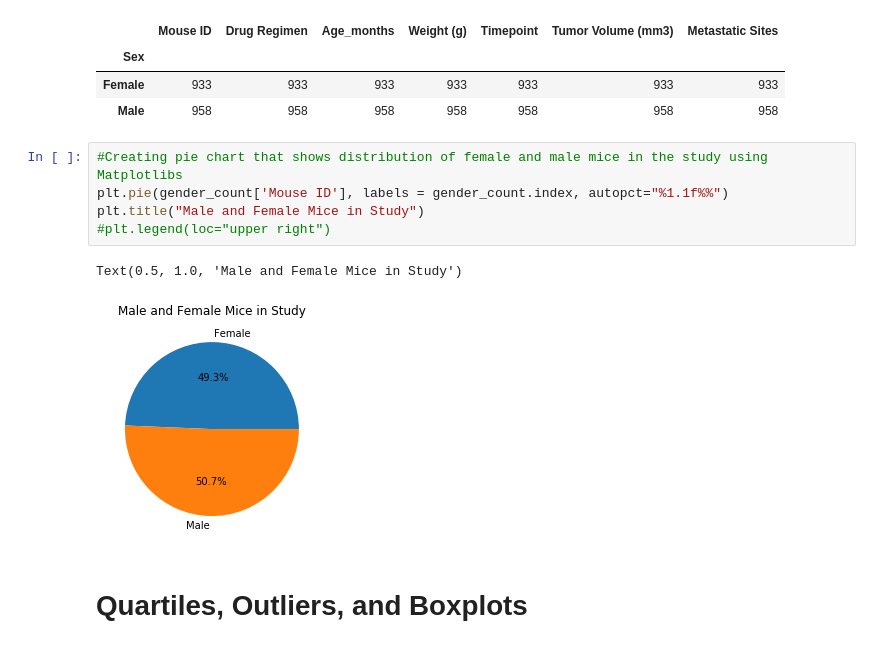
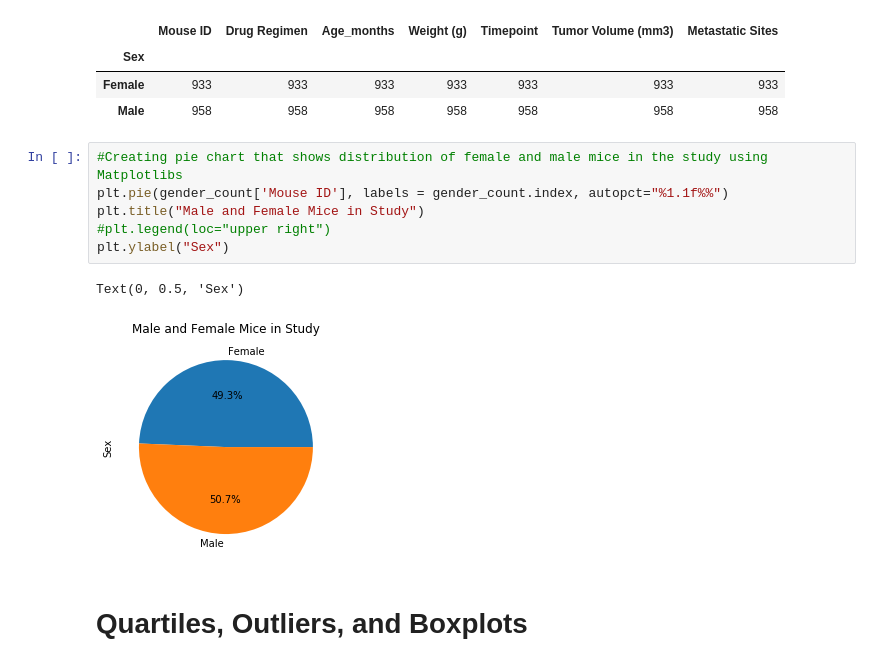
Before and after one commit to carolinelarry/homework_5, a Jupyter notebook: Power of Plots.ipynb, the cells around one changed output. Cells and saved outputs as stored; diff of their text form.

```diff
--- a/Power of Plots.ipynb
+++ b/Power of Plots.ipynb
@@ -203,11 +204,12 @@ gender_count.head()
 # %%
 #Creating pie chart that shows distribution of female and male mice in the study using Matplotlibs
 plt.pie(gender_count['Mouse ID'], labels = gender_count.index, autopct="%1.1f%%")
 plt.title("Male and Female Mice in Study")
 #plt.legend(loc="upper right")
+plt.ylabel("Sex")
 # %% [output]
-Text(0.5, 1.0, 'Male and Female Mice in Study')
+Text(0, 0.5, 'Sex')
-[figure, old version]
+[figure, new version]
 # %% [markdown]
 # Quartiles, Outliers, and Boxplots
 # %%
```
Also changed, not shown: parts of 12 cells of this notebook.
